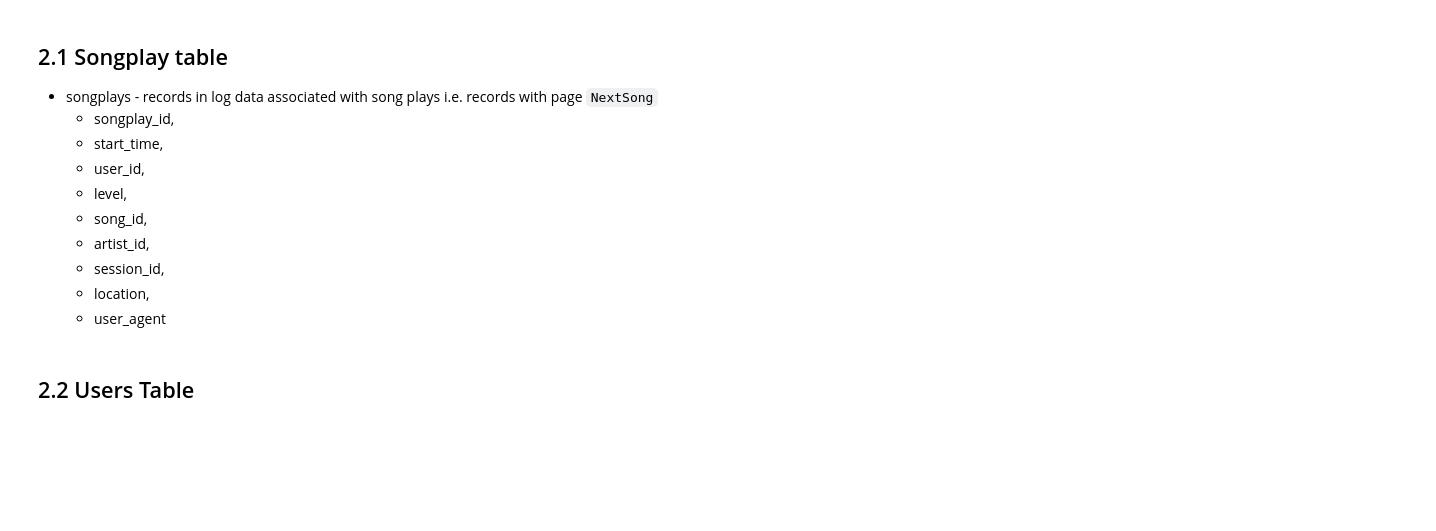
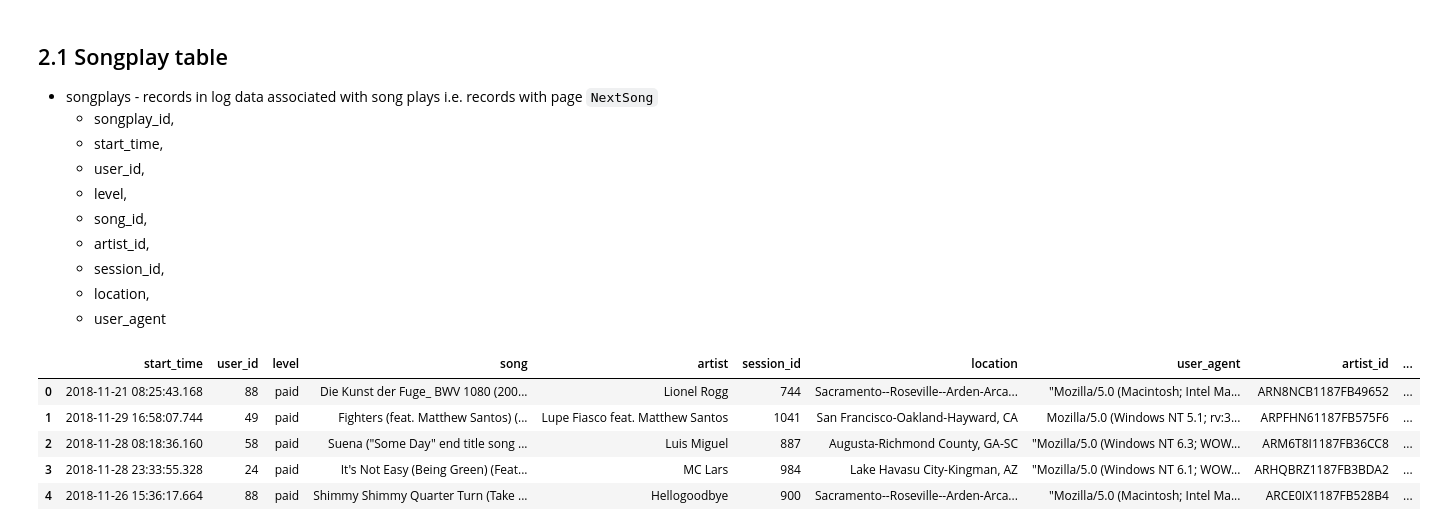
Before and after one commit to Hazem0h/Spark-DataLake-Udacity, a Jupyter notebook: etl.ipynb, the cells around one changed output. Cells and saved outputs as stored; diff of their text form; code cells hidden in the pictures; blank space fills up the shorter version.

```diff
--- a/etl.ipynb
+++ b/etl.ipynb
@@ -232,7 +221,12 @@ from pyspark.sql.functions import from_unixtime
 # %%
-# fixing the timestamp columns
-df_logs = df_logs.withColumn('ts', from_unixtime(df_logs["ts"]/1000))
-df_logs = df_logs.withColumn('registration', from_unixtime(df_logs["registration"]/1000))
+from pyspark.sql.types import IntegerType
+df_logs = (
+    df_logs
+    .withColumn('ts',  (df_logs["ts"].cast('float')/1000).cast('timestamp'))
+    .withColumn('registration', (df_logs["registration"].cast('float')/1000).cast('timestamp'))
+    .withColumn('userId', df_logs["userId"].cast(IntegerType()))
+)
+
 df_logs.limit(3).toPandas()
 # %% [output]
 |  | artist | auth | firstName | gender | itemInSession | lastName | length | level | location | method | ... |
@@ -306,23 +266,19 @@ only showing top 20 rows
 # %%
 import pyspark.sql.functions as f
 # %%
-
-# the full table will requires a join. We can then select a subset of the columns and filter on the page.
-# to later join it with the songs table
-
 songplay_table = (
     df_logs
     .filter(f.lower(df_logs["page"]) == "nextsong")
-    .select('ts', 'userId',  'level', 'song', 'artist', 'sessionId', 'location', 'userAgent')
+    .select('ts', 'user_id',  'level', 'song', 'artist', 'session_id', 'location', 'user_agent')
     .join(df_songs, on = df_logs["song"] == df_songs["title"], how = "inner")
-    .withColumnsRenamed(
-        {
-            "ts": "start_time",
-            "userId": "user_id",
-            "sessionId": "session_id",
-            "userAgent": "user_agent"
-        }
-    ).withColumn('songplay_id', f.monotonically_increasing_id())
+    .withColumnRenamed("ts", "start_time")
+    .withColumn('songplay_id', f.monotonically_increasing_id())
 )
+songplay_table.limit(5).toPandas()
+# %% [output]
+|  | start_time | user_id | level | song | artist | session_id | location | user_agent | artist_id | ... |
+| 0 | 2018-11-21 08:25:43.168 | 88 | paid | Die Kunst der Fuge_ BWV 1080 (200... | Lionel Rogg | 744 | Sacramento--Roseville--Arden-Arca... | "Mozilla/5.0 (Macintosh; Intel Ma... | ARN8NCB1187FB49652 | ... |
+| 1 | 2018-11-29 16:58:07.744 | 49 | paid | Fighters (feat. Matthew Santos) (... | Lupe Fiasco feat. Matthew Santos | 1041 | San Francisco-Oakland-Hayward, CA | Mozilla/5.0 (Windows NT 5.1; rv:3... | ARPFHN61187FB575F6 | ... |
+| 2 | 2018-11-28 08:18:36.160 | 58 | paid | Suena ("Some Day" end title song ... | Luis Miguel | 887 | Augusta-Richmond County, GA-SC | "Mozilla/5.0 (Windows NT 6.3; WOW... | ARM6T8I1187FB36CC8 | ... |
+| 3 | 2018-11-28 23:33:55.328 | 24 | paid | It's Not Easy (Being Green) (Feat... | MC Lars | 984 | Lake Havasu City-Kingman, AZ | "Mozilla/5.0 (Windows NT 6.1; WOW... | ARHQBRZ1187FB3BDA2 | ... |
+| 4 | 2018-11-26 15:36:17.664 | 88 | paid | Shimmy Shimmy Quarter Turn (Take ... | Hellogoodbye | 900 | Sacramento--Roseville--Arden-Arca... | "Mozilla/5.0 (Macintosh; Intel Ma... | ARCE0IX1187FB528B4 | ... |
-# %% [markdown]
-## 2.2 Users Table
```
Also changed, not shown: parts of 25 cells of this notebook, 3 other files.
